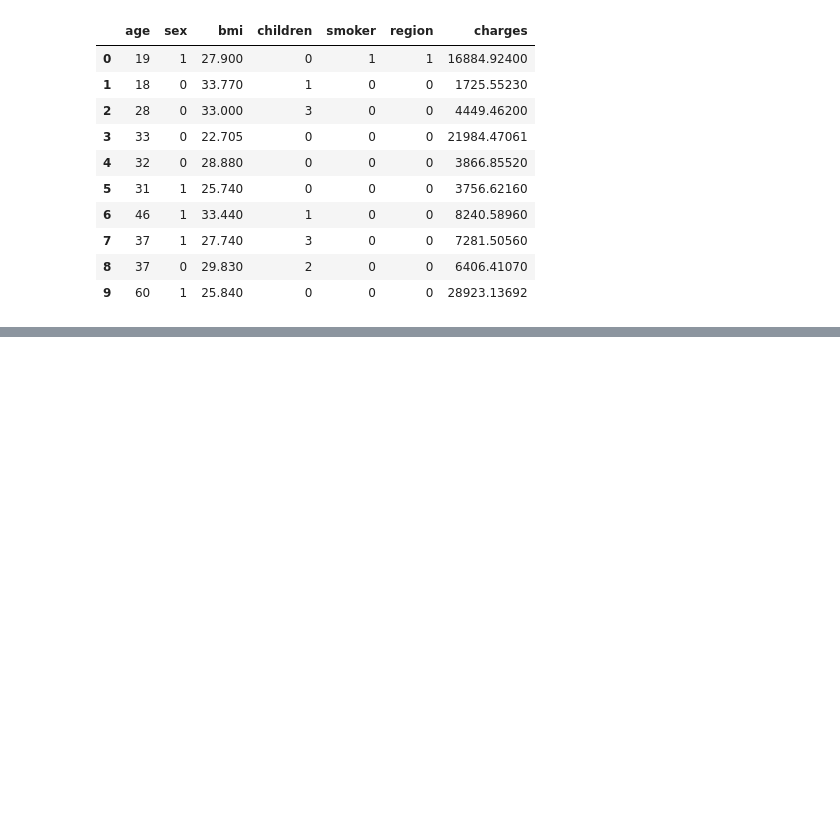
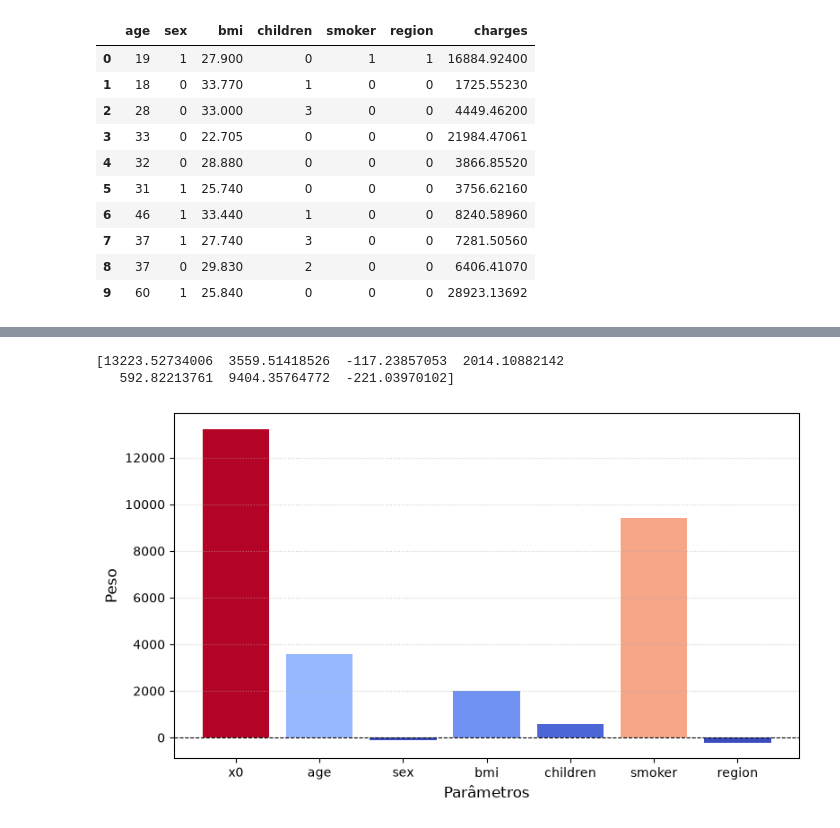
Before and after one commit to expeditow/machine-learning-study, a Jupyter notebook: regres-linear-grad.ipynb, the cells around one changed output, grey strips where cells are left out. Saved outputs shown, nothing was run; the diff lists cells and outputs as text; code cells hidden in the pictures; blank space fills up the shorter version.

```diff
--- a/regres-linear-grad.ipynb
+++ b/regres-linear-grad.ipynb
@@ -470,0 +524,28 @@ print(y_test.iloc[0])
+# %%
+print(trainer.parametros)
+# %% [output]
+[13223.52734006  3559.51418526  -117.23857053  2014.10882142
+   592.82213761  9404.35764772  -221.03970102]
+# %%
+fig, ax = plt.subplots(figsize=(9, 5))
+
+colunas = ['x0']
+
+for x in df.columns:
+    if x != 'charges':
+        colunas.append(x)
+
+
+norm = mcolors.Normalize(vmin=trainer.parametros.min(), vmax=trainer.parametros.max())
+colors = cm.coolwarm(norm(trainer.parametros))
+
+ax.bar(colunas, trainer.parametros, color=colors)
+ax.axhline(0, color='black', linewidth=0.8, linestyle='--')
+ax.grid(axis='y', linestyle=':', alpha=0.6)
+
+ax.set_xlabel('Parâmetros', fontsize=12)
+ax.set_ylabel('Peso', fontsize=12)
+
+plt.show()
+# %% [output]
+[figure, added]
```
Also changed, not shown: parts of 27 cells of this notebook.
